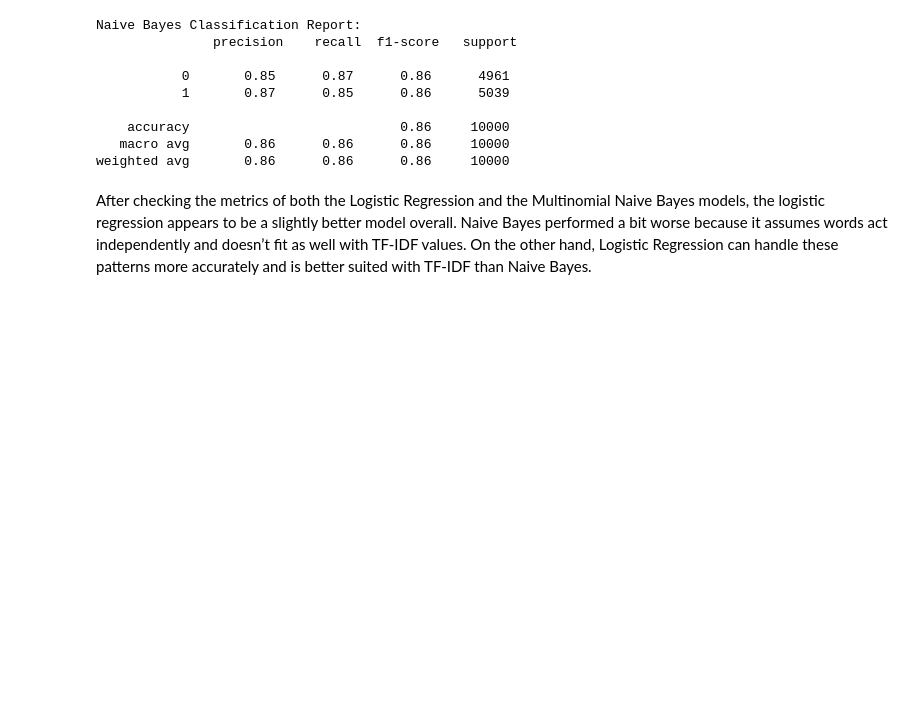
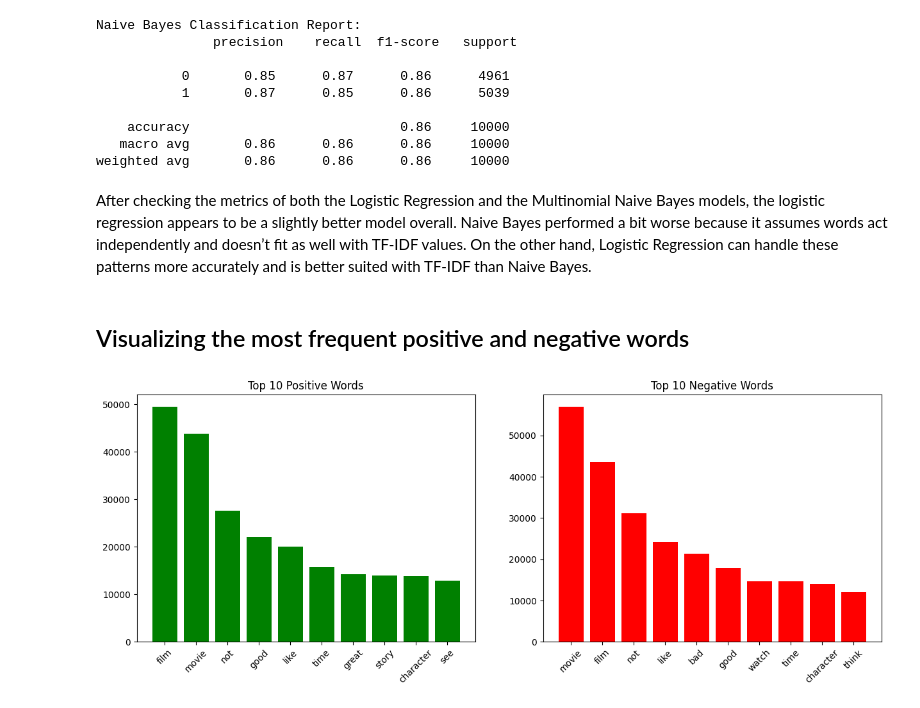
Before and after one commit to VizardeX/Product-Reviews-Sentiment-Analysis, a Jupyter notebook: sentiment analysis.ipynb, the cells around one changed output. Drawn from its saved outputs; the diff is of its cells as text; code cells hidden in the pictures; blank space fills up the shorter version.

Commit message:
added visualization

```diff
--- a/sentiment analysis.ipynb
+++ b/sentiment analysis.ipynb
@@ -48,6 +48,9 @@ df.head()
 | 2 | I thought this was a wonderful wa... | positive | 1 | think wonderful way spend time ho... |
 | 3 | Basically there's a family where ... | negative | 0 | basically family little boy jake ... |
 | 4 | Petter Mattei's "Love in the Time... | positive | 1 | petter mattei love time money vis... |
+# %%
+#some reviews have <br /> values in them. we should remove them as they dont have any meaning and will only add noise to our data
+df['preprocessed_review'] = df['preprocessed_review'].str.replace('<br />', ' ', regex=False)
 # %%
 from sklearn.pipeline import Pipeline
 from sklearn.feature_extraction.text import TfidfVectorizer
@@ -98,3 +101,39 @@ weighted avg       0.86      0.86      0.86     10000
 # %% [markdown]
 After checking the metrics of both the Logistic Regression and the Multinomial Naive Bayes models, the logistic regression appears to be a slightly better model overall.
 Naive Bayes performed a bit worse because it assumes words act independently and doesn’t fit as well with TF-IDF values. On the other hand, Logistic Regression can handle these patterns more accurately and is better suited with TF-IDF than Naive Bayes.
+# %% [markdown]
+##  Visualizing the most frequent positive and negative words
+# %%
+from collections import Counter
+import matplotlib.pyplot as plt
+
+positive_reviews = df[df['sentiment_num'] == 1]['preprocessed_review']
+negative_reviews = df[df['sentiment_num'] == 0]['preprocessed_review']
+
+positive_words = ' '.join(positive_reviews).split() # join all positive reviewes into a single string and then split this string to make a list of words
+negative_words = ' '.join(negative_reviews).split()
+
+positive_freq = Counter(positive_words) # Counter creates a dictionary with words as keys and their counts as values so it can be used with most_common() method
+negative_freq = Counter(negative_words)
+
+# Get top 10 words
+top_pos = positive_freq.most_common(10) #.most_common() returns a list of tuples (word, count) ordered descendingly based on the count, so when we want to extract the word we use word for word, _ in top_pos and the reverse for count
+top_neg = negative_freq.most_common(10)
+
+plt.figure(figsize=(15, 5))
+
+# Positive words plot
+plt.subplot(1, 2, 1)
+plt.bar([w for w, _ in top_pos], [c for _, c in top_pos], color='green')
+plt.title('Top 10 Positive Words')
+plt.xticks(rotation=45) #to tilt the labels so they dont overlap
+
+# Negative words plot
+plt.subplot(1, 2, 2)
+plt.bar([w for w, _ in top_neg], [c for _, c in top_neg], color='red')
+plt.title('Top 10 Negative Words')
+plt.xticks(rotation=45)
+
+plt.show()
+# %% [output]
+[figure, added]
```
